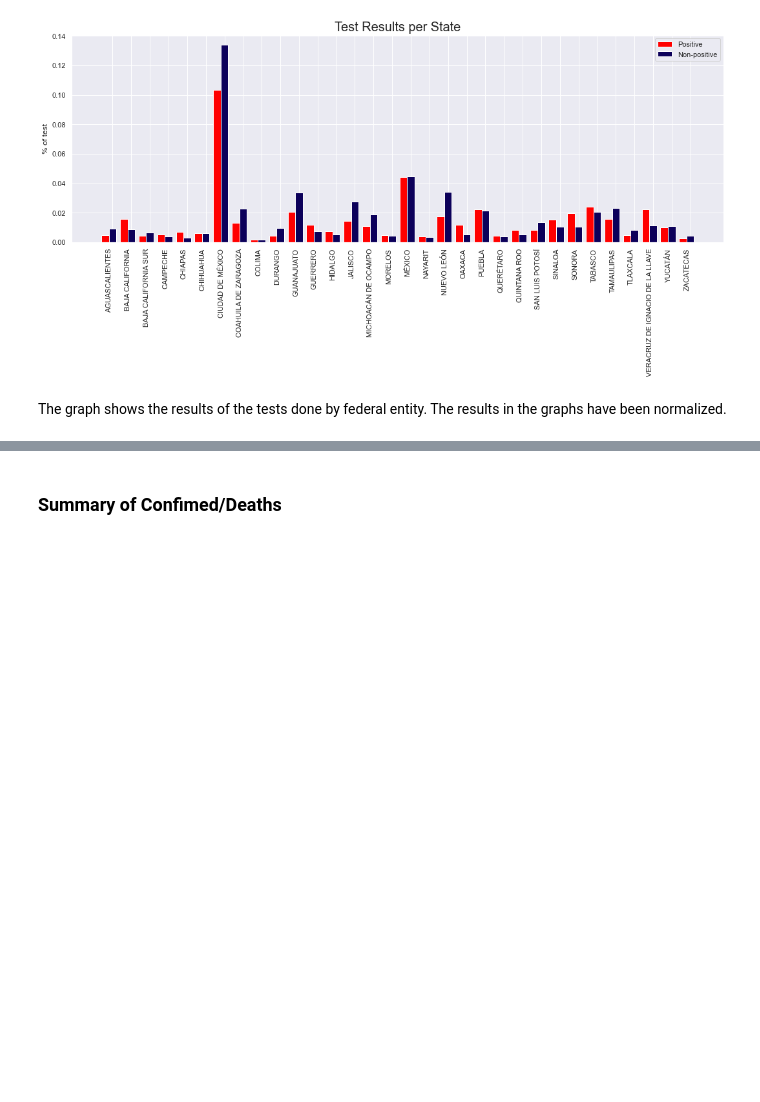
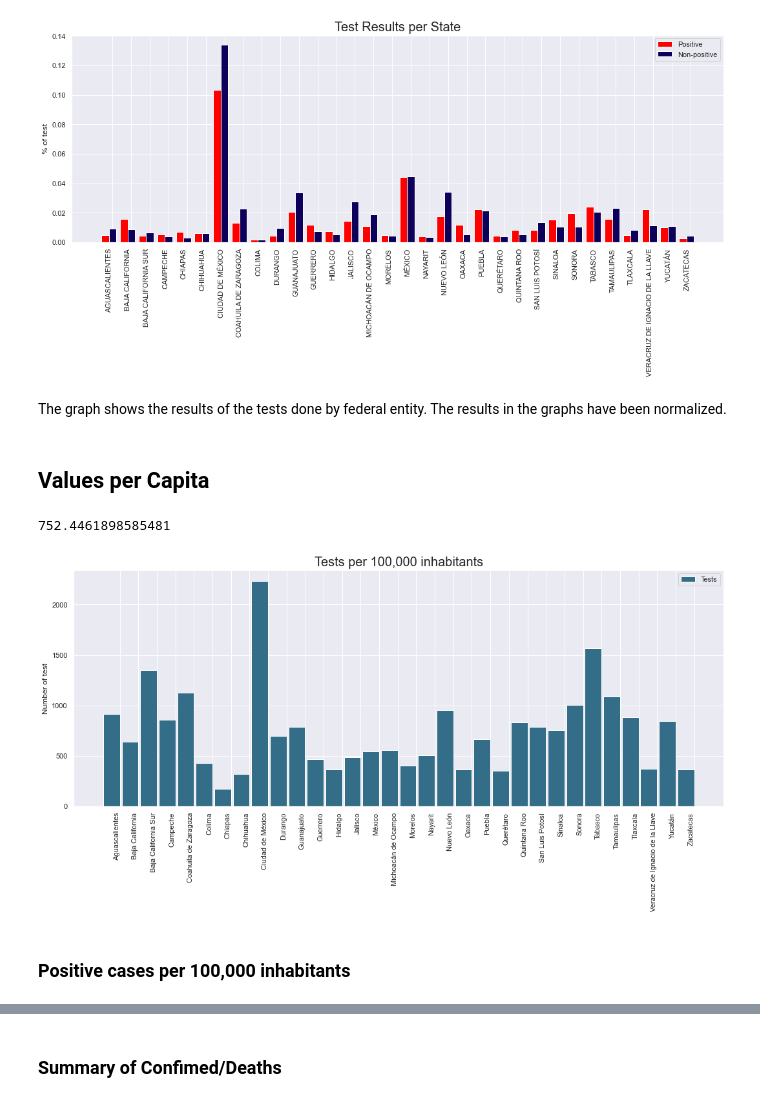
Before and after one commit to epg3/COVID_19_MX, a Jupyter notebook: EDA.ipynb, the cells around one changed output, grey strips where cells are left out. Drawn from its saved outputs; the diff is of its cells as text; code cells hidden in the pictures; blank space fills up the shorter version.

```diff
--- a/EDA.ipynb
+++ b/EDA.ipynb
@@ -327,3 +429,36 @@ plt.show()
 [figure]
 # %% [markdown]
 The graph shows the results of the tests done by federal entity. The results in the graphs have been normalized.
+# %% [markdown]
+## Values  per Capita
+# %%
+df_states_key_vals = df_general.ENTIDAD_UM.value_counts().to_frame()
+df_states_key_vals = df_states_key_vals.reset_index()
+df_states_key_vals.rename(columns={df_states_key_vals.columns[0]: 'ENTIDAD' ,
+                                   'ENTIDAD_UM':  'VALUES'}, inplace = True)
+# %%
+df_population = pd.merge(df_population, df_states_key_vals, left_on='Num', right_on='ENTIDAD')
+# %%
+df_population['PER_CAPITA'] = df_population['VALUES'] / df_population['Total'] * 100000
+# %%
+df_population['VALUES'].sum() / df_population['Total'].sum() * 100000
+# %% [output]
+752.4461898585481
+# %%
+width = 0.9
+x = np.arange(len(df_population.Entidad))
+fig, ax = plt.subplots(figsize=(15, 8))
+
+ax.bar(x, df_population['PER_CAPITA'], width, label='Tests', color = '#336d88')
+ax.set_ylabel('Number of test')
+ax.set_title('Tests per 100,000 inhabitants', fontsize = 20)
+ax.set_xticks(x + width/2 )
+ax.set_xticklabels(df_population.Entidad, rotation=90, ha='right')
+ax.legend()
+fig.tight_layout()
+
+plt.show()
+# %% [output]
+[figure, added]
+# %% [markdown]
+### Positive cases per 100,000 inhabitants
```
Also changed, not shown: parts of 50 cells of this notebook.
